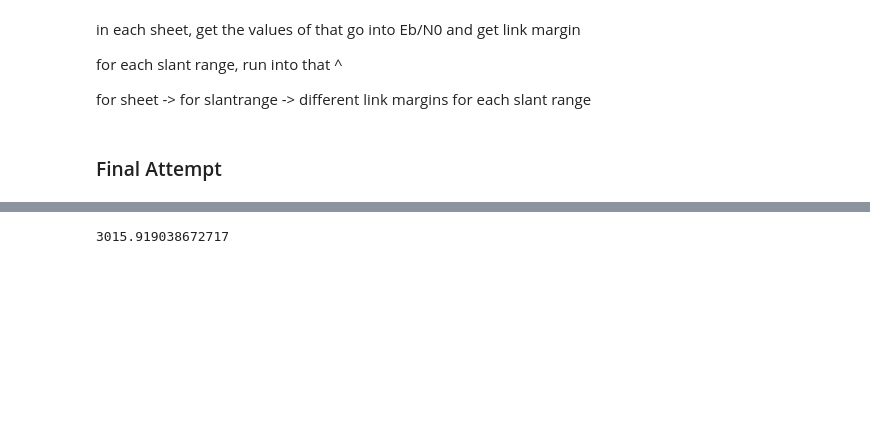
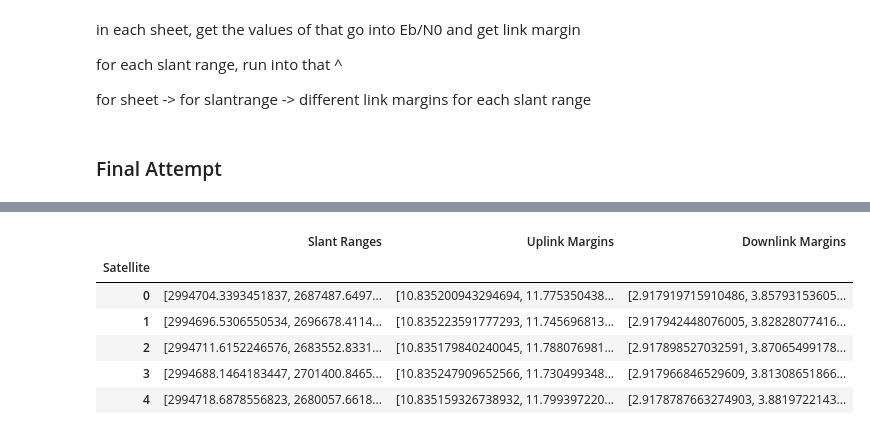
Before and after one commit to jjermstad24/STK_Simulation_Code, a Jupyter notebook: Subteam_Directories/Comm/Comm_Runner.ipynb, the cells around one changed output, grey strips where cells are left out. Cells and saved outputs as stored; diff of their text form; code cells hidden in the pictures; blank space fills up the shorter version.

```diff
--- a/Subteam_Directories/Comm/Comm_Runner.ipynb
+++ b/Subteam_Directories/Comm/Comm_Runner.ipynb
@@ -23,16 +23,16 @@ stk_object.root.UnitPreferences.SetCurrentUnit("DateFormat", "EpSec")
 ## Facility
 # %%
 # IAgStkObjectRoot root: STK Object Model Root
-facility = stk_object.root.CurrentScenario.Children.New(AgESTKObjectType.eFacility, 'USHI02') # eFacility
+facility = stk_object.root.CurrentScenario.Children.New(AgESTKObjectType.eFacility, 'AS3') # eFacility
 
 # IAgFacility facility: Facility Object
-facility.Position.AssignGeodetic(19.013889, -155.663056,0.0) # Latitude, Longitude, Altitude
+facility.Position.AssignGeodetic(64.858875394, -147.854115119,0.0) # Latitude, Longitude, Altitude
 
 # Set altitude to height of terrain
 facility.UseTerrain = True
 
 # Set altitude to a distance above the ground
-facility.HeightAboveGround = 0.92  # km
+facility.HeightAboveGround = 0.204  # km
 
 transmitter = facility.Children.New(AgESTKObjectType.eTransmitter, 'GSTransmitter')
 receiver = facility.Children.New(AgESTKObjectType.eReceiver, 'GSReceiver')
@@ -177,8 +187,8 @@ uplink = stk_object.Get_Access_DP([facility], stk_object.satellites, "AER Data/D
 # %% [markdown]
 ### First Attempt (ignore)
 # %%
-excelSpreadCommand = pd.read_excel('C:/Users/kanis/Desktop/CAPSTONE/Link_Budget_Calculator.xlsx', sheet_name='Command')
-excelSpreadTelemetry = pd.read_excel('C:/Users/kanis/Desktop/CAPSTONE/Link_Budget_Calculator.xlsx', sheet_name='Telemetry')
+excelSpreadCommand = pd.read_excel('C:/Users/kanis/Desktop/CAPSTONE/Python_Link_Budget_Calculator.xlsx', sheet_name='Command')
+excelSpreadTelemetry = pd.read_excel('C:/Users/kanis/Desktop/CAPSTONE/Python_Link_Budget_Calculator.xlsx', sheet_name='Telemetry')
 #excelSpreadCommand
 excelFile = [excelSpreadCommand, excelSpreadTelemetry]
 # %%
@@ -264,4 +285,0 @@ Downlink Margins: [6.409458521680705, 7.573970125575926, 8.870250035818543, 10.2
-# %%
-max(uplink_budget[0][0].get('Range'))
-# %% [output]
-3015.919038672717
@@ -267,0 +288,18 @@ max(uplink_budget[0][0].get('Range'))
+# %%
+BIGdf = pd.DataFrame()
+BIGdf['Satellite'] = satnum
+BIGdf['Slant Ranges'] = uplink_distances
+BIGdf['Uplink Margins'] = commList
+BIGdf['Downlink Margins'] = downList
+
+BIGdf.set_index('Satellite', inplace = True)
+from IPython.display import display, Math, Markdown, HTML
+display(HTML(BIGdf.to_html(escape=False)))
+# %% [output]
+|  | Slant Ranges | Uplink Margins | Downlink Margins |
+| Satellite |  |  |  |
+| 0 | [2994704.3393451837, 2687487.6497... | [10.835200943294694, 11.775350438... | [2.917919715910486, 3.85793153605... |
+| 1 | [2994696.5306550534, 2696678.4114... | [10.835223591777293, 11.745696813... | [2.917942448076005, 3.82828077416... |
+| 2 | [2994711.6152246576, 2683552.8331... | [10.835179840240045, 11.788076981... | [2.917898527032591, 3.87065499178... |
+| 3 | [2994688.1464183447, 2701400.8465... | [10.835247909652566, 11.730499348... | [2.917966846529609, 3.81308651866... |
+| 4 | [2994718.6878556823, 2680057.6618... | [10.835159326738932, 11.799397220... | [2.9178787663274903, 3.8819722143... |
```
Also changed, not shown: parts of 8 cells of this notebook, 3 other files.
